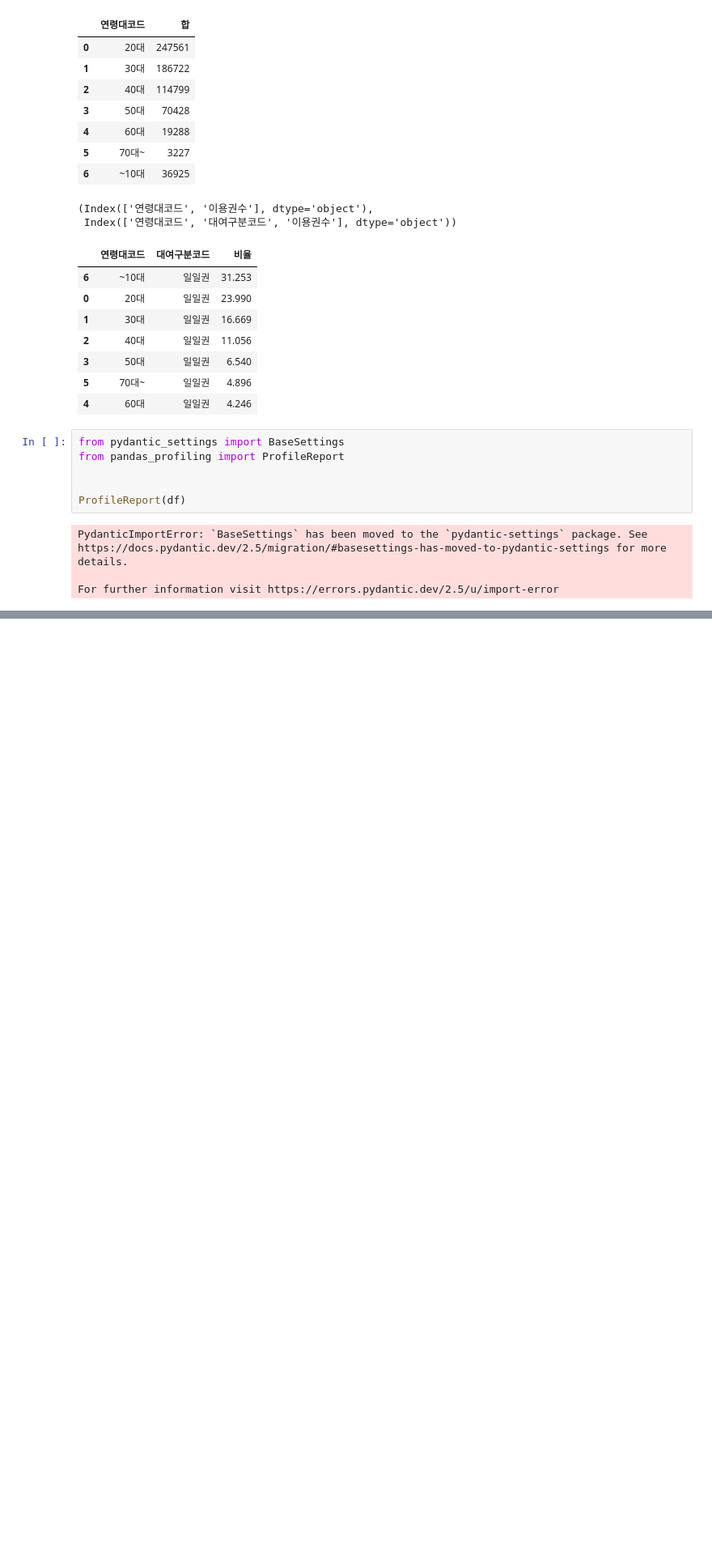
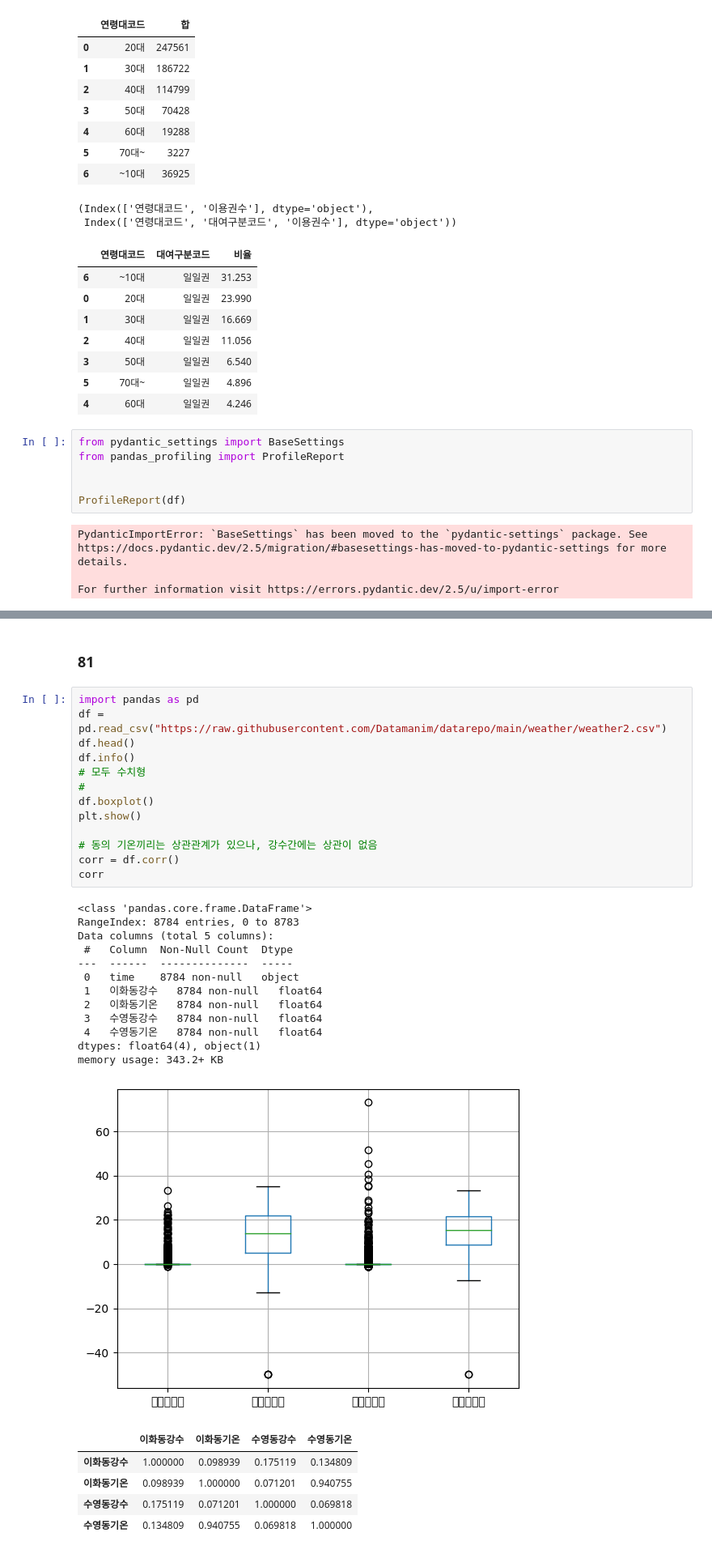
Before and after one commit to bhlim92/kaggle, a Jupyter notebook: 유형1_preprocessing.ipynb, the cells around one changed output, grey strips where cells are left out. Shown at 81% size. Drawn from its saved outputs; the diff is of its cells as text; blank space fills up the shorter version.

```diff
--- a/유형1_preprocessing.ipynb
+++ b/유형1_preprocessing.ipynb
@@ -998,0 +1044,34 @@ Ttest_indResult(statistic=0.5123345967906088, pvalue=0.6954656082393572)
+# %% [markdown]
+### 81
+# %%
+import pandas as pd
+df = pd.read_csv("https://raw.githubusercontent.com/Datamanim/datarepo/main/weather/weather2.csv")
+df.head()
+df.info()
+# 모두 수치형
+#
+df.boxplot()
+plt.show()
+
+# 동의 기온끼리는 상관관계가 있으나, 강수간에는 상관이 없음
+corr = df.corr()
+corr
+# %% [output]
+<class 'pandas.core.frame.DataFrame'>
+RangeIndex: 8784 entries, 0 to 8783
+Data columns (total 5 columns):
+ #   Column  Non-Null Count  Dtype
+---  ------  --------------  -----
+ 0   time    8784 non-null   object
+ 1   이화동강수   8784 non-null   float64
+ 2   이화동기온   8784 non-null   float64
+ 3   수영동강수   8784 non-null   float64
+ 4   수영동기온   8784 non-null   float64
+dtypes: float64(4), object(1)
+memory usage: 343.2+ KB
+[figure, added]
+|  | 이화동강수 | 이화동기온 | 수영동강수 | 수영동기온 |
+| 이화동강수 | 1.000000 | 0.098939 | 0.175119 | 0.134809 |
+| 이화동기온 | 0.098939 | 1.000000 | 0.071201 | 0.940755 |
+| 수영동강수 | 0.175119 | 0.071201 | 1.000000 | 0.069818 |
+| 수영동기온 | 0.134809 | 0.940755 | 0.069818 | 1.000000 |
```
Also changed, not shown: parts of 59 cells of this notebook.
